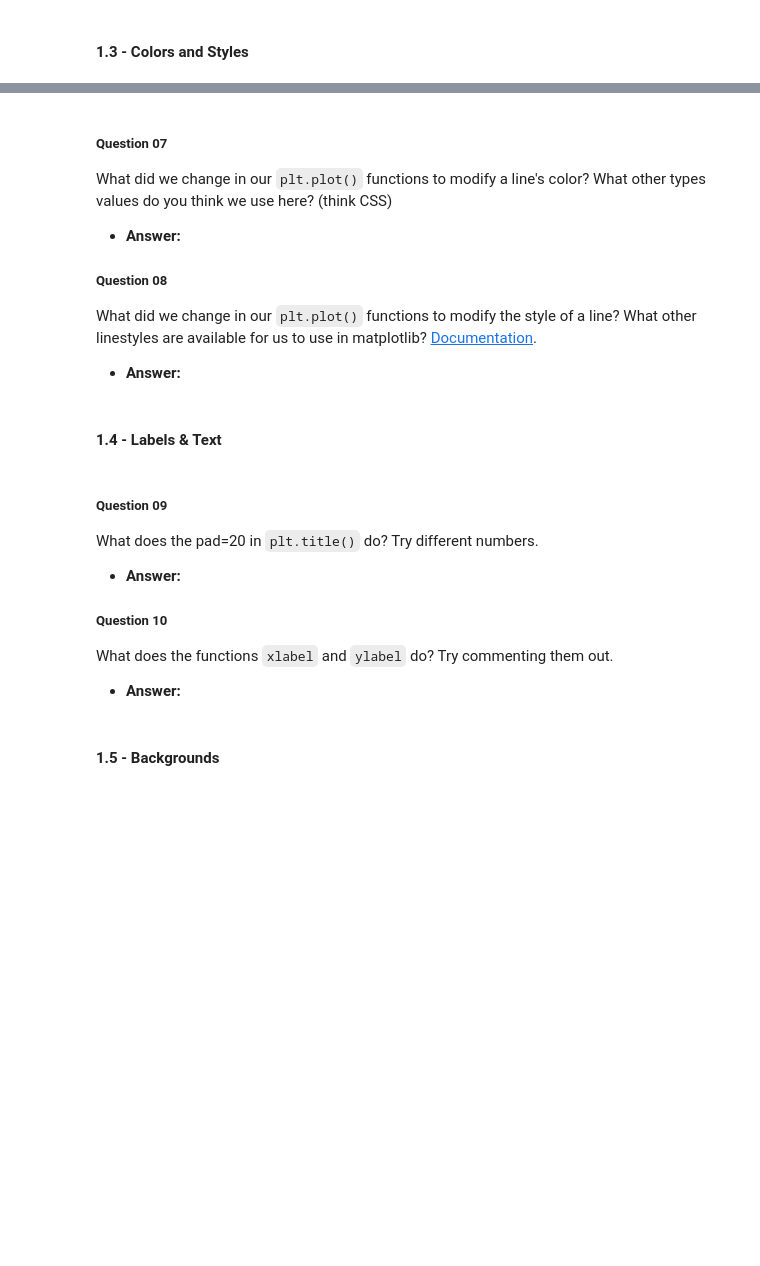
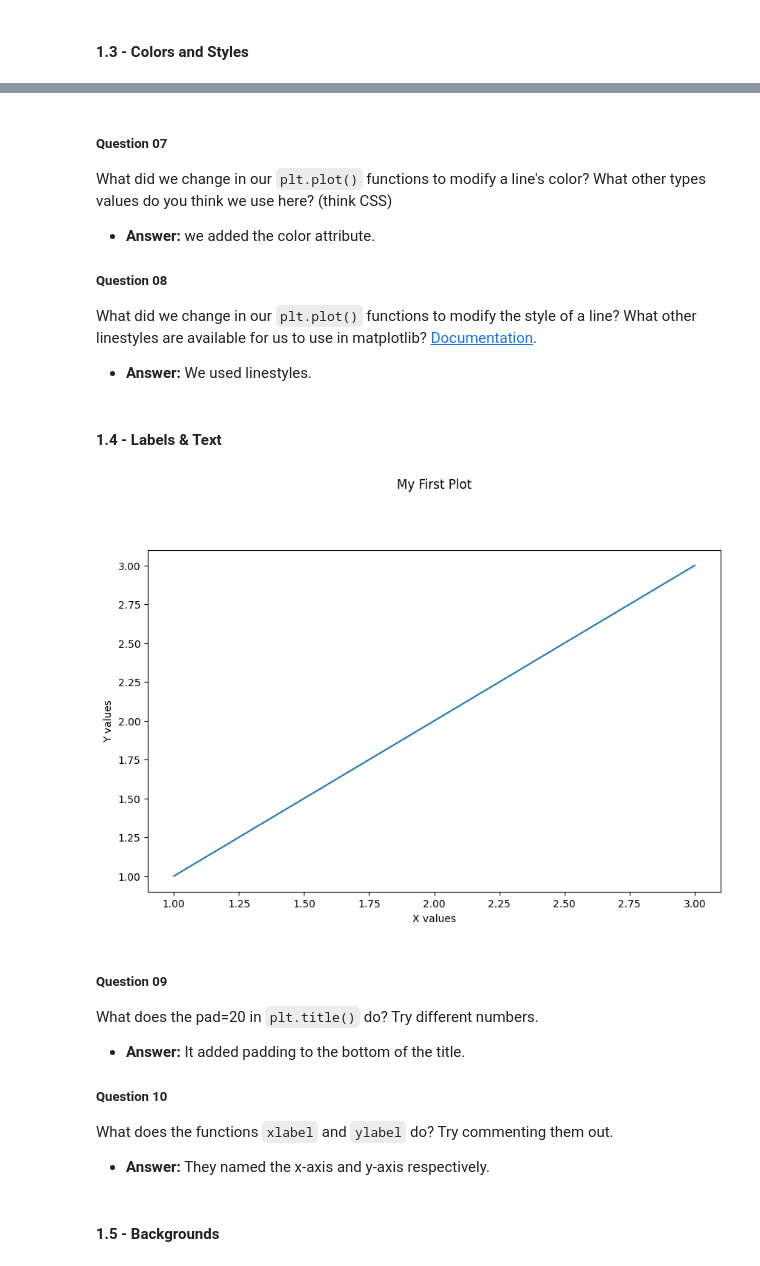
Before and after one commit to Wazih-Taosif/unit-3-ai, a Jupyter notebook: 02-intro/intro-to-notebooks.ipynb, the cells around one changed output, grey strips where cells are left out. Drawn from its saved outputs; the diff is of its cells as text; code cells hidden in the pictures; blank space fills up the shorter version.

```diff
--- a/02-intro/intro-to-notebooks.ipynb
+++ b/02-intro/intro-to-notebooks.ipynb
@@ -171,27 +184,31 @@ plt.show()
 ##### Question 07
 What did we change in our `plt.plot()` functions to modify a line's color? What other types values do you think we use here? (think CSS)
 - **Answer:**
-
+we added the color attribute.
 ##### Question 08
 What did we change in our `plt.plot()` functions to modify the style of a line? What other linestyles are available for us to use in matplotlib? [Documentation](https://matplotlib.org/stable/).
 - **Answer:**
+We used linestyles.
 # %% [markdown]
 #### 1.4 - Labels & Text
 # %%
 plt.figure(figsize=(10, 6))
 plt.plot([1, 2, 3], [1, 2, 3])
-plt.title('My First Plot', pad=20)
+plt.title('My First Plot', pad=60)
 plt.xlabel('X values')
 plt.ylabel('Y values')
 plt.show()
+# %% [output]
+[figure, added]
 # %% [markdown]
 ##### Question 09
 What does the pad=20 in `plt.title()` do? Try different numbers.
 - **Answer:**
-
+It added padding to the bottom of the title.
 ##### Question 10
 What does the functions `xlabel` and `ylabel` do? Try commenting them out.
 - **Answer:**
+They named the x-axis and y-axis respectively.
 # %% [markdown]
 #### 1.5 - Backgrounds
 # %%
```
Also changed, not shown: parts of 16 cells of this notebook, 4 other files.
